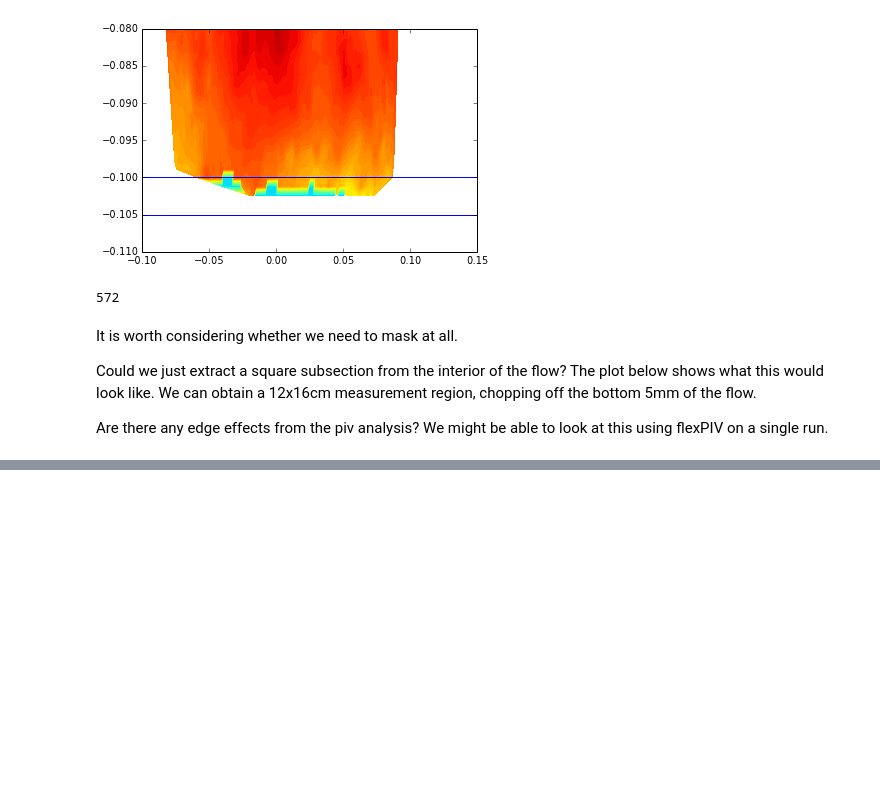
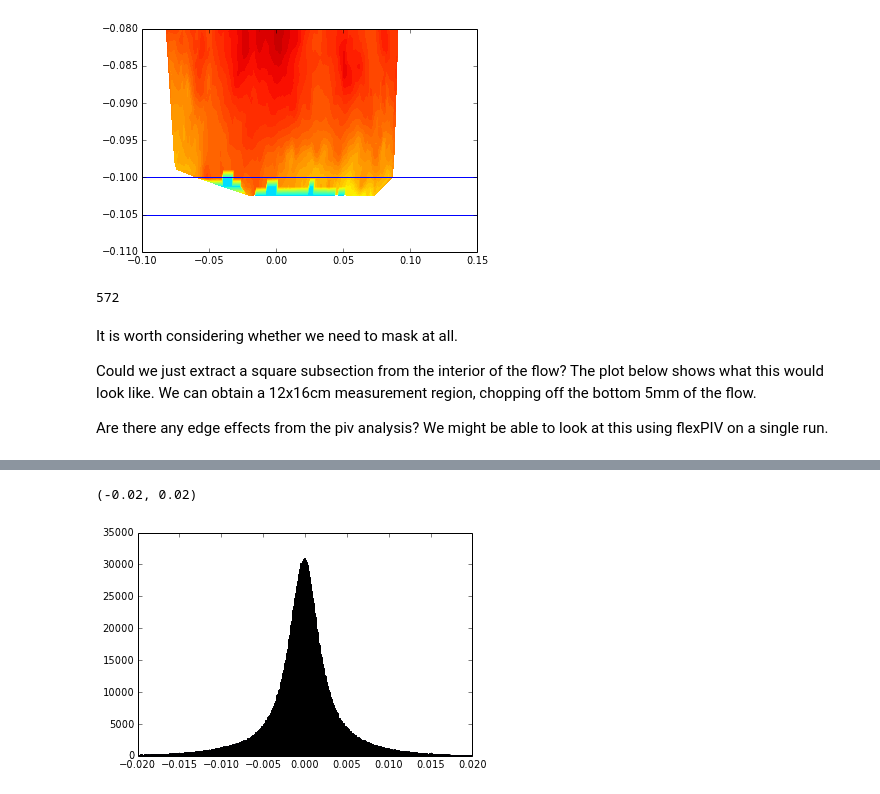
Before and after one commit to aaren/notebooks, a Jupyter notebook: piv_data_qc.ipynb, the cells around one changed output, grey strips where cells are left out. Saved outputs shown, nothing was run; the diff lists cells and outputs as text; code cells hidden in the pictures; blank space fills up the shorter version.

```diff
--- a/piv_data_qc.ipynb
+++ b/piv_data_qc.ipynb
@@ -416,0 +509,20 @@ xlim(-0.06, 0.10)
+# %%
+import scipy.stats as stats
+
+#print stats.skewtest(cross_stream)
+#print stats.skew(cross_stream)
+#print stats.normaltest(cross_stream)
+
+def real_cross_stream(theta):
+    return -down_stream * np.sin(theta) + cross_stream * np.cos(theta)
+
+def optimise_this(theta):
+    return stats.normaltest(real_cross_stream(theta))
+
+#print optimise_this(theta=-0.4)
+
+plt.hist(real_cross_stream(theta=-0.01), bins=500, range=(-0.02, 0.02))
+xlim(-0.02, 0.02)
+# %% [output]
+(-0.02, 0.02)
+[figure, added]
```
Also changed, not shown: parts of 31 cells of this notebook.
